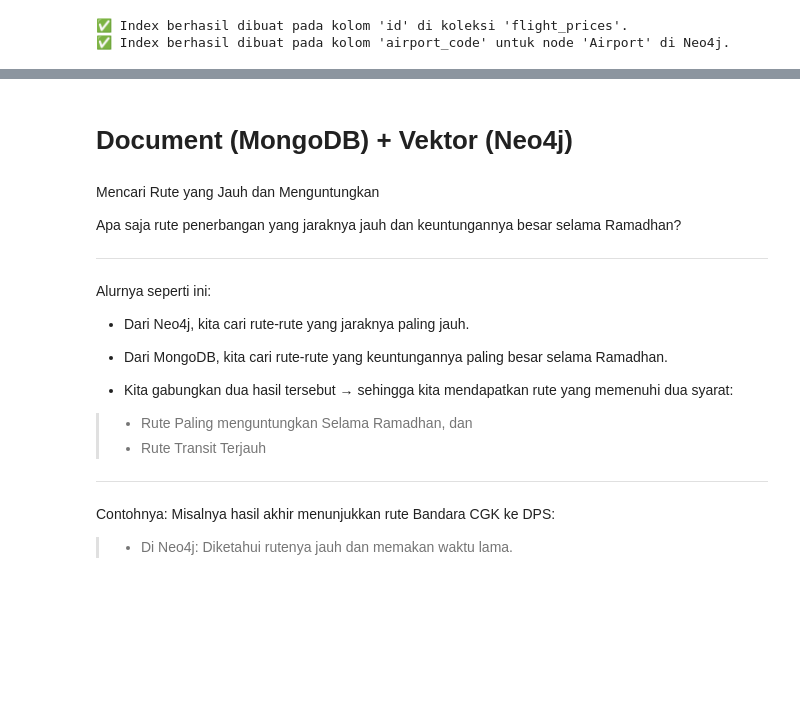
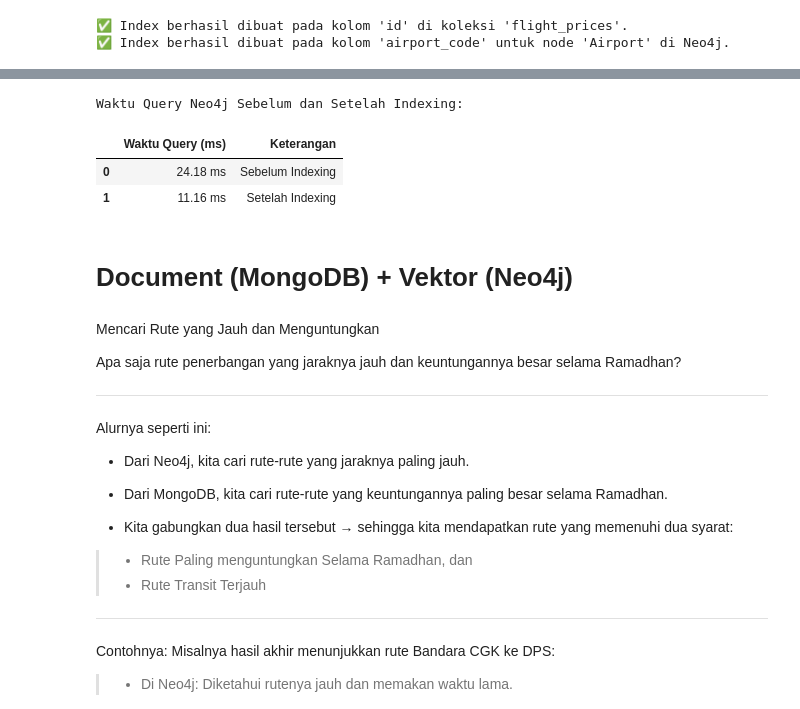
Before and after one commit to dikaizm/college-robd-nosql, a Jupyter notebook: Graph+Document_Tiket_com.ipynb, the cells around one changed output, grey strips where cells are left out. Drawn from its saved outputs; the diff is of its cells as text; code cells hidden in the pictures; blank space fills up the shorter version.

```diff
--- a/Graph+Document_Tiket_com.ipynb
+++ b/Graph+Document_Tiket_com.ipynb
@@ -519,3 +534,18 @@ Waktu query setelah indexing: 16.16 ms
+# %%
+import pandas as pd
+
+neo4j_index_time = pd.DataFrame({
+    "Waktu Query (ms)": [neo4j_before, neo4j_after],
+    "Keterangan": ["Sebelum Indexing", "Setelah Indexing"]
+})
+neo4j_index_time["Waktu Query (ms)"] = neo4j_index_time["Waktu Query (ms)"].apply(lambda x: f"{x:.2f} ms")
+print("\nWaktu Query Neo4j Sebelum dan Setelah Indexing:")
+display(neo4j_index_time)
+# %% [output]
+Waktu Query Neo4j Sebelum dan Setelah Indexing:
+|  | Waktu Query (ms) | Keterangan |
+| 0 | 24.18 ms | Sebelum Indexing |
+| 1 | 11.16 ms | Setelah Indexing |
 # %% [markdown]
 # **Document (MongoDB) + Vektor (Neo4j)**
 # %% [markdown]
```
Also changed, not shown: parts of 29 cells of this notebook, 1 other file.
